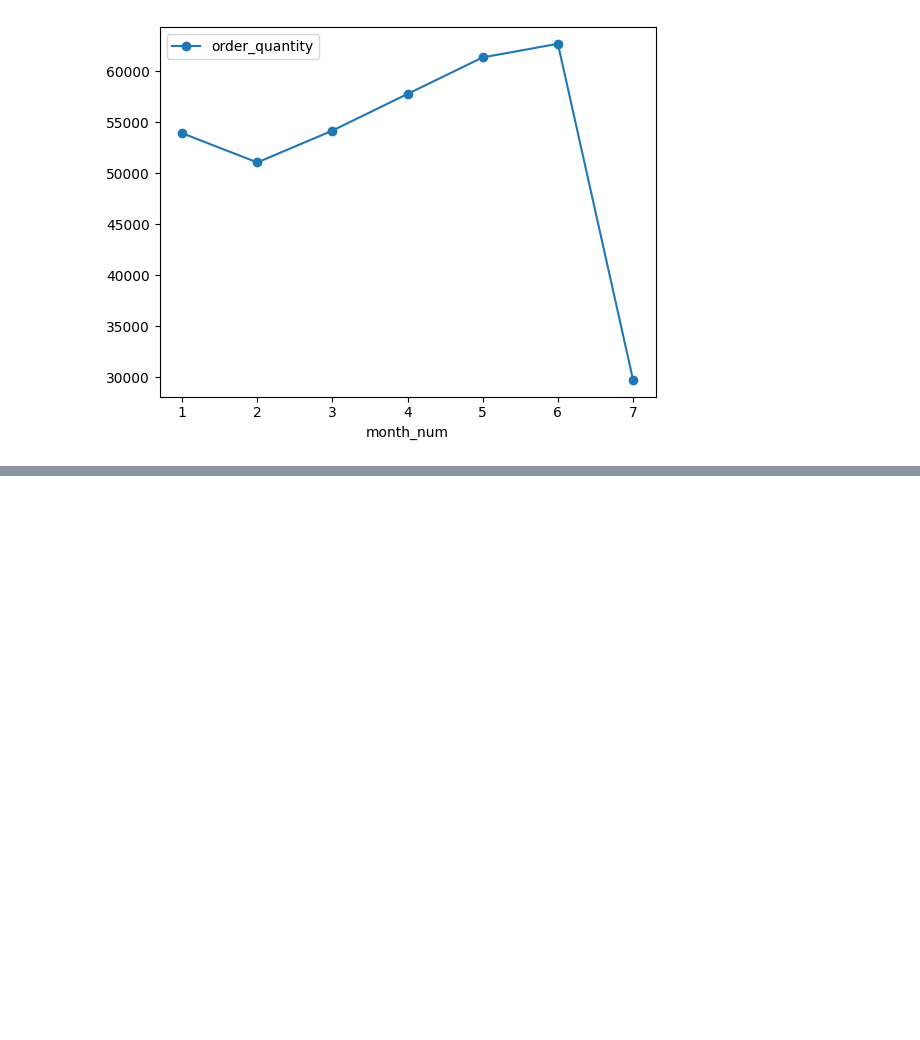
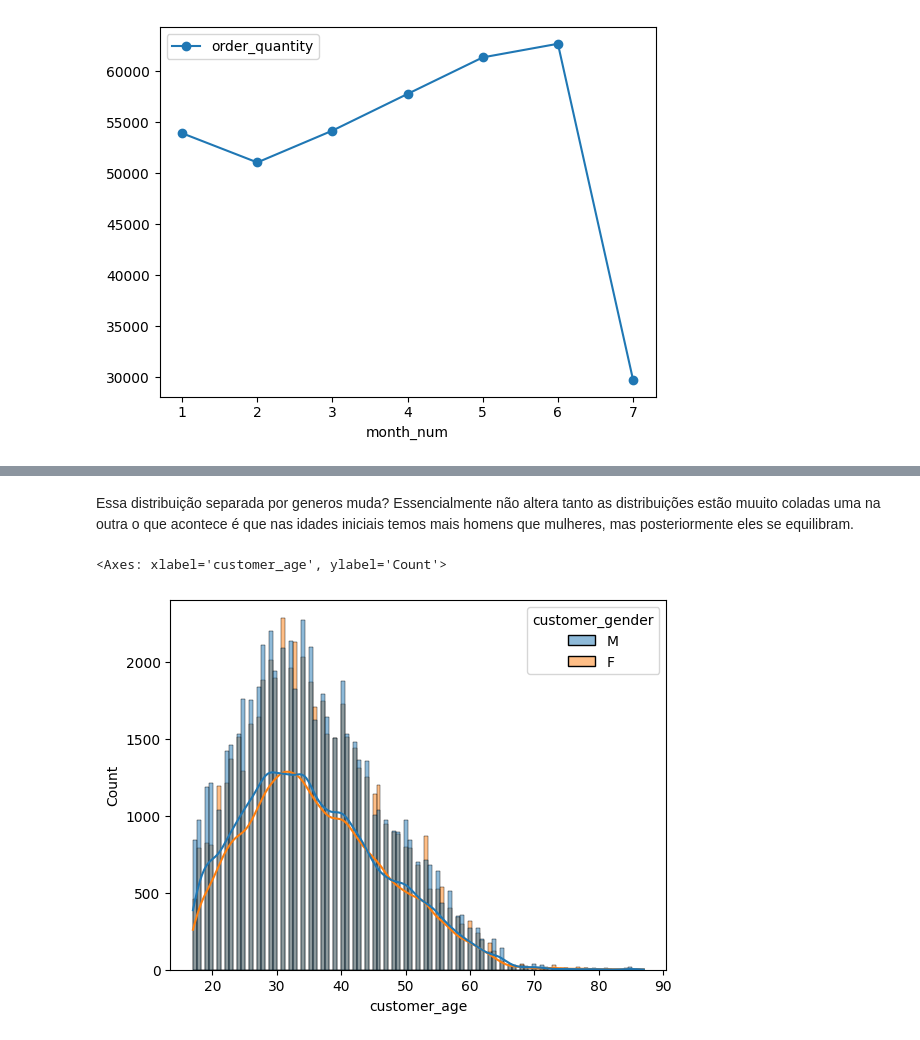
Before and after one commit to TayanSequeira/Skill-Case_Bikes, a Jupyter notebook: case_bikes.ipynb, the cells around one changed output, grey strips where cells are left out. Saved outputs shown, nothing was run; the diff lists cells and outputs as text; code cells hidden in the pictures; blank space fills up the shorter version.

```diff
--- a/case_bikes.ipynb
+++ b/case_bikes.ipynb
@@ -215,0 +272,8 @@ Quantidade total de vendas - ano de 2016
+# %% [markdown]
+Essa distribuição separada por generos muda?
+Essencialmente não altera tanto as distribuições estão muuito coladas uma na outra o que acontece é que nas idades iniciais temos mais homens que mulheres, mas posteriormente eles se equilibram.
+# %%
+sns.histplot(data = df, x="customer_age", kde = True, hue = "customer_gender")
+# %% [output]
+<Axes: xlabel='customer_age', ylabel='Count'>
+[figure, added]
```
Also changed, not shown: parts of 35 cells of this notebook.
